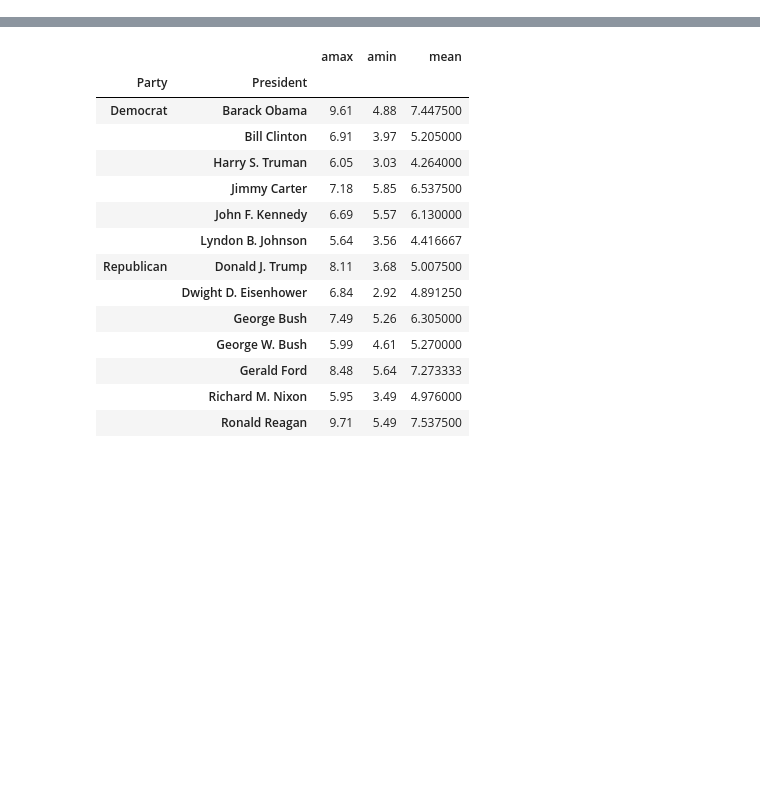
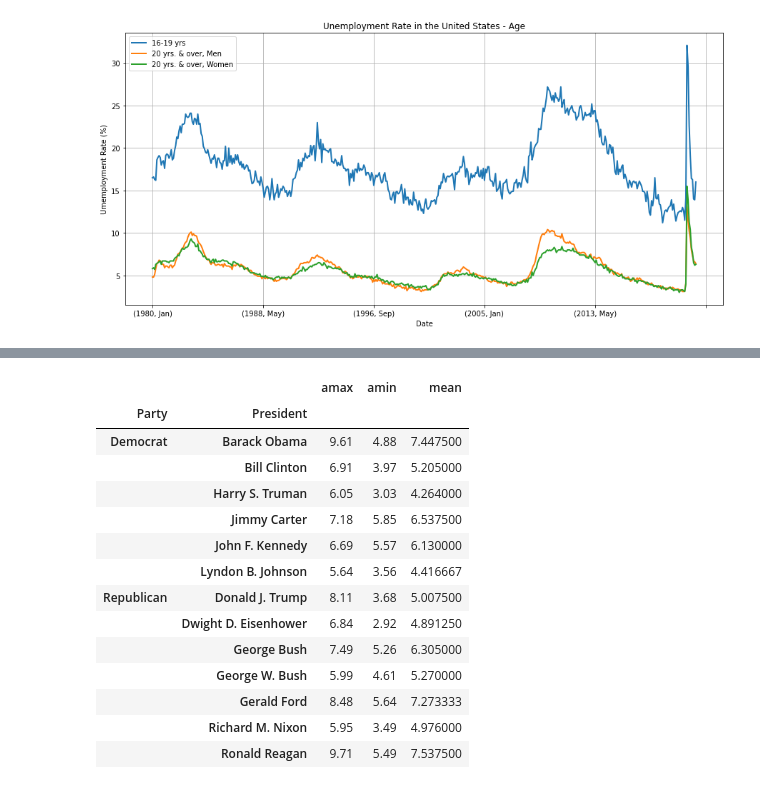
Before and after one commit to Ankita-Khiratkar/2021Fall_finals, a Jupyter notebook: Final_Project.ipynb, the cells around one changed output, grey strips where cells are left out. Drawn from its saved outputs; the diff is of its cells as text; code cells hidden in the pictures; blank space fills up the shorter version.

```diff
--- a/Final_Project.ipynb
+++ b/Final_Project.ipynb
@@ -23,16 +0,0 @@ def import_bls_excel(directory, file_name):
-# %%
-def get_bls_data_merged(path, df_merge):
-    for name in os.listdir(path):
-        new_df = import_bls_excel(directory=path, file_name=name)
-        df_merge = pd.merge(df_merge, new_df, left_index=True, right_index=True, how='left')
-    return df_merge
-# %%
-def get_bls_dummy(date_range):
-    months = ['Jan', 'Feb', 'Mar', 'Apr', 'May', 'Jun', 'Jul', 'Aug', 'Sep', 'Oct', 'Nov', 'Dec']
-    dummy_data = []
-    for i in range(date_range[0], date_range[1]):
-        for m in months:
-            dummy_data.append([i,m])
-    df_dummy = pd.DataFrame(data=dummy_data, columns=['Year', 'Month'])
-    df_dummy.set_index(['Year', 'Month'], inplace=True)
-    return df_dummy
@@ -167,0 +23,10 @@ plt.show()
+# %%
+df_age = get_bls_data_merged(dir_path='./Data/BLS/Age/', df_merge=get_bls_dummy([1980, 2021]))
+df_age.plot(figsize=(15, 7), linewidth = 2)
+plt.grid()
+plt.xlabel('Date')
+plt.ylabel('Umemployment Rate (%)')
+plt.title('Unemployment Rate in the United States - Age')
+plt.show()
+# %% [output]
+[figure, added]
```
Also changed, not shown: parts of 71 cells of this notebook.
